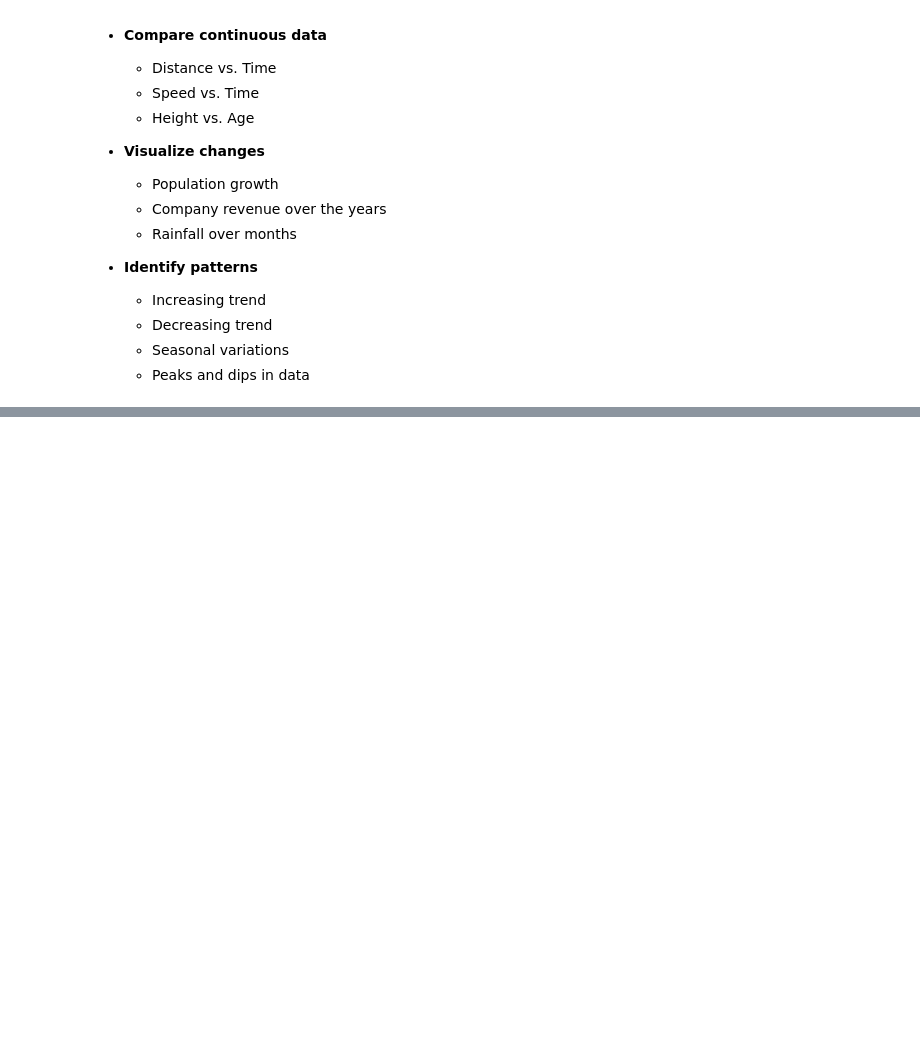
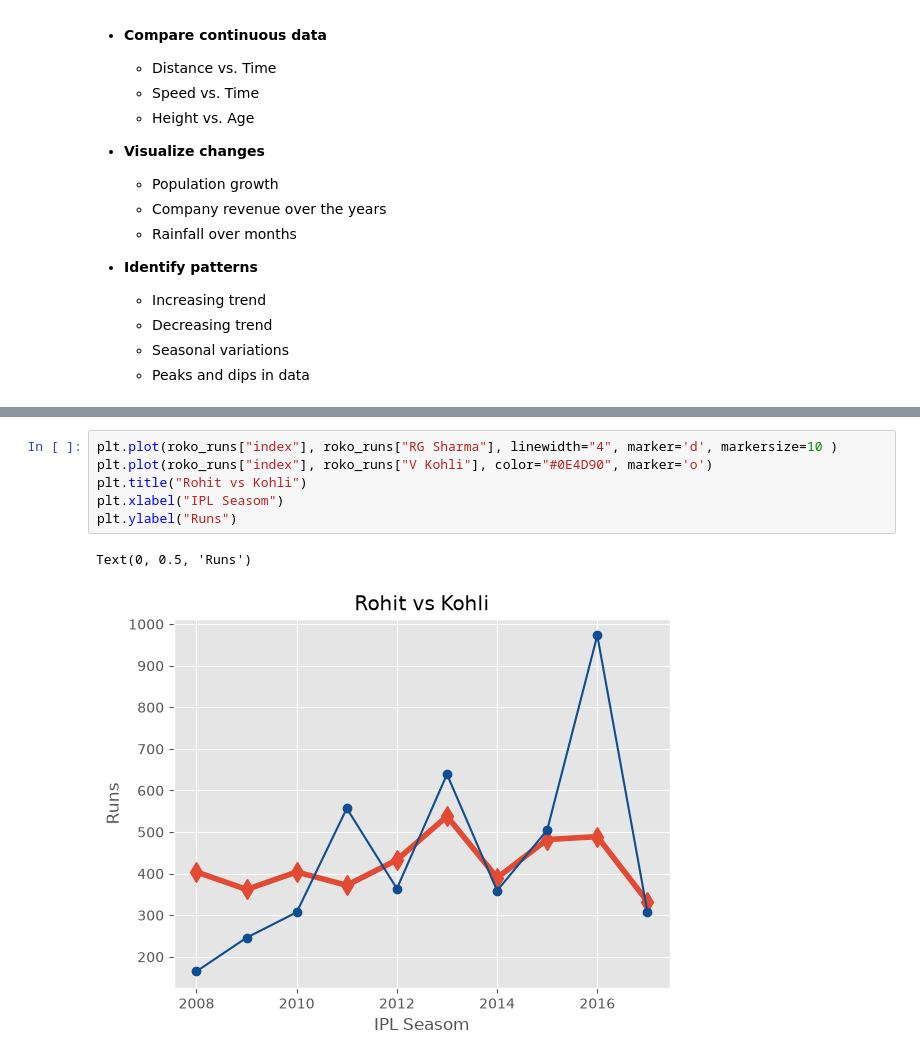
Before and after one commit to BhaveshDotCom/PythonEcosystem, a Jupyter notebook: Matplotlib/notebooks/2D_line_plot.ipynb, the cells around one changed output, grey strips where cells are left out. Cells and saved outputs as stored; diff of their text form; blank space fills up the shorter version.

```diff
--- a/Matplotlib/notebooks/2D_line_plot.ipynb
+++ b/Matplotlib/notebooks/2D_line_plot.ipynb
@@ -44,0 +81,9 @@ plt.plot(year, revenue)
+# %%
+plt.plot(roko_runs["index"], roko_runs["RG Sharma"], linewidth="4", marker='d', markersize=10 )
+plt.plot(roko_runs["index"], roko_runs["V Kohli"], color="#0E4D90", marker='o')
+plt.title("Rohit vs Kohli")
+plt.xlabel("IPL Seasom")
+plt.ylabel("Runs")
+# %% [output]
+Text(0, 0.5, 'Runs')
+[figure, added]
```
Also changed, not shown: parts of 7 cells of this notebook.
